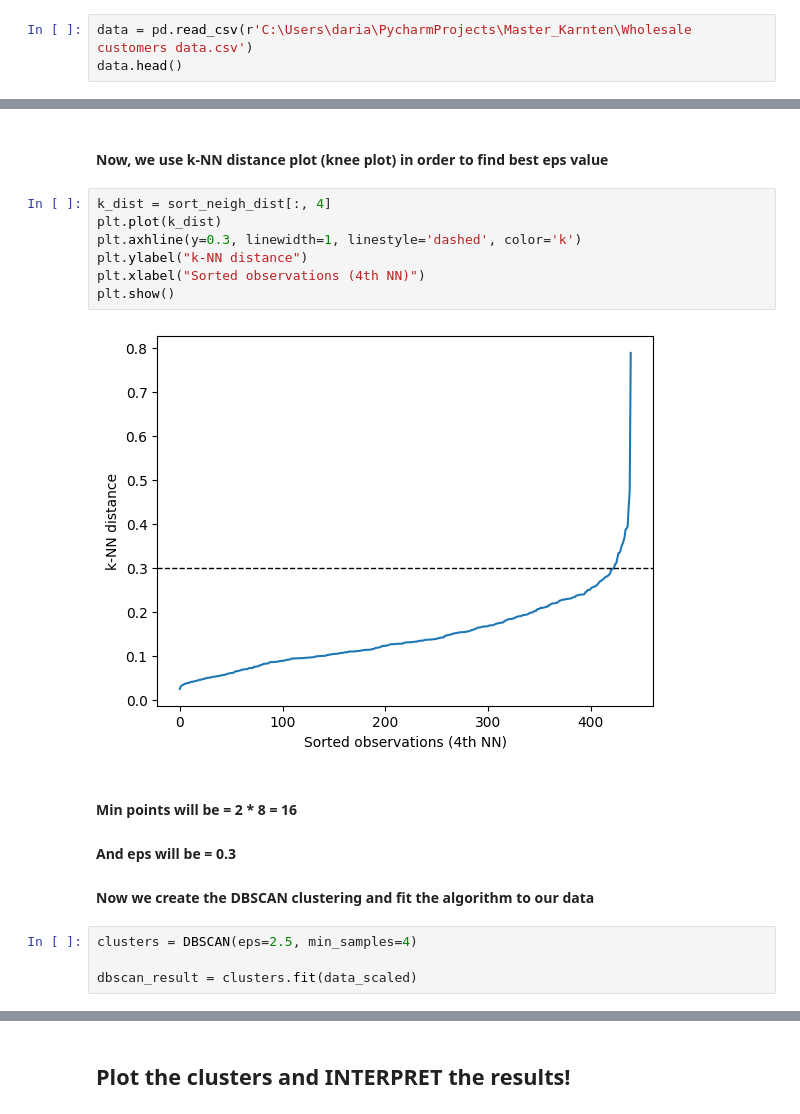
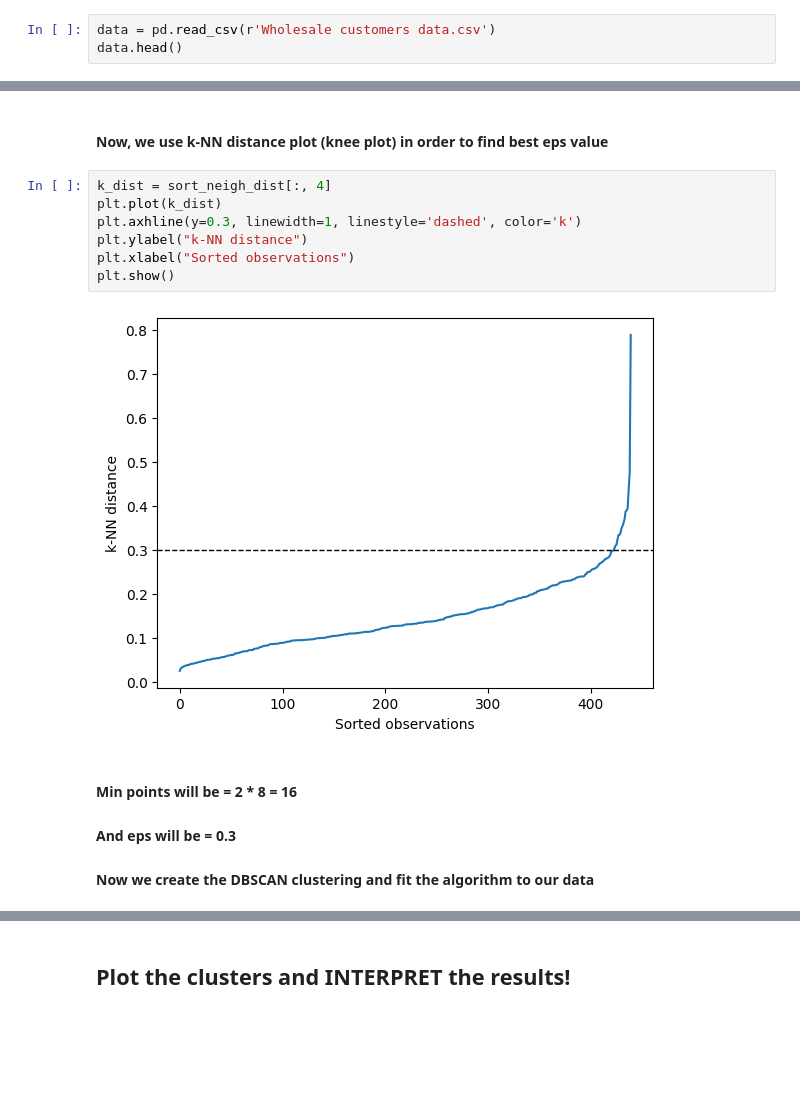
Before and after one commit to DarianFlorianVoda/StatisticsAppDS, a Jupyter notebook: wholesale segmenation.ipynb, the cells around one changed output, grey strips where cells are left out. Cells and saved outputs as stored; diff of their text form; blank space fills up the shorter version.

```diff
--- a/wholesale segmenation.ipynb
+++ b/wholesale segmenation.ipynb
@@ -13,7 +15,7 @@ from sklearn.neighbors import NearestNeighbors # DBSCAN finding eps and minpoint
 # %% [markdown]
 Load the dataset. Multiple product categories (e.g., Fresh, Milk,...) and the number of purchased units by each client.
 # %%
-data = pd.read_csv(r'C:\Users\daria\PycharmProjects\Master_Karnten\Wholesale customers data.csv')
+data = pd.read_csv(r'Wholesale customers data.csv')
 data.head()
 # %% [output]
 |  | Channel | Region | Fresh | Milk | Grocery | Frozen | Detergents_Paper | Delicacies |
@@ -161,17 +163,13 @@ sort_neigh_dist = np.sort(neigh_dist, axis=0)
 # %%
 k_dist = sort_neigh_dist[:, 4]
 plt.plot(k_dist)
 plt.axhline(y=0.3, linewidth=1, linestyle='dashed', color='k')
 plt.ylabel("k-NN distance")
-plt.xlabel("Sorted observations (4th NN)")
+plt.xlabel("Sorted observations")
 plt.show()
 # %% [output]
-[figure, old version]
+[figure, new version]
 # %% [markdown]
 #### Min points will be = 2 * 8 = 16
 #### And eps will be = 0.3
 #### Now we create the DBSCAN clustering and fit the algorithm to our data
-# %%
-clusters = DBSCAN(eps=2.5, min_samples=4)
-
-dbscan_result = clusters.fit(data_scaled)
```
Also changed, not shown: parts of 8 cells of this notebook.
